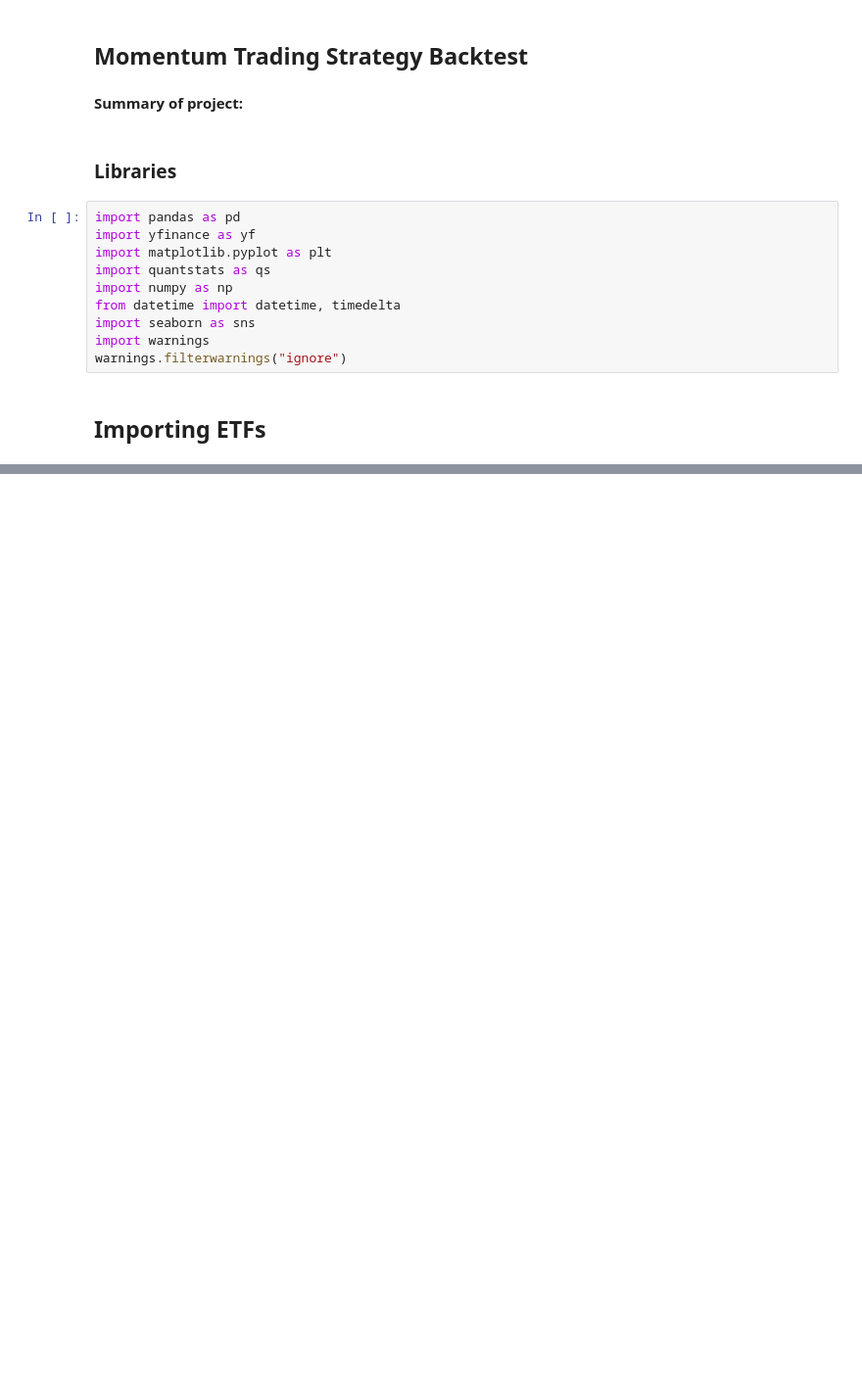
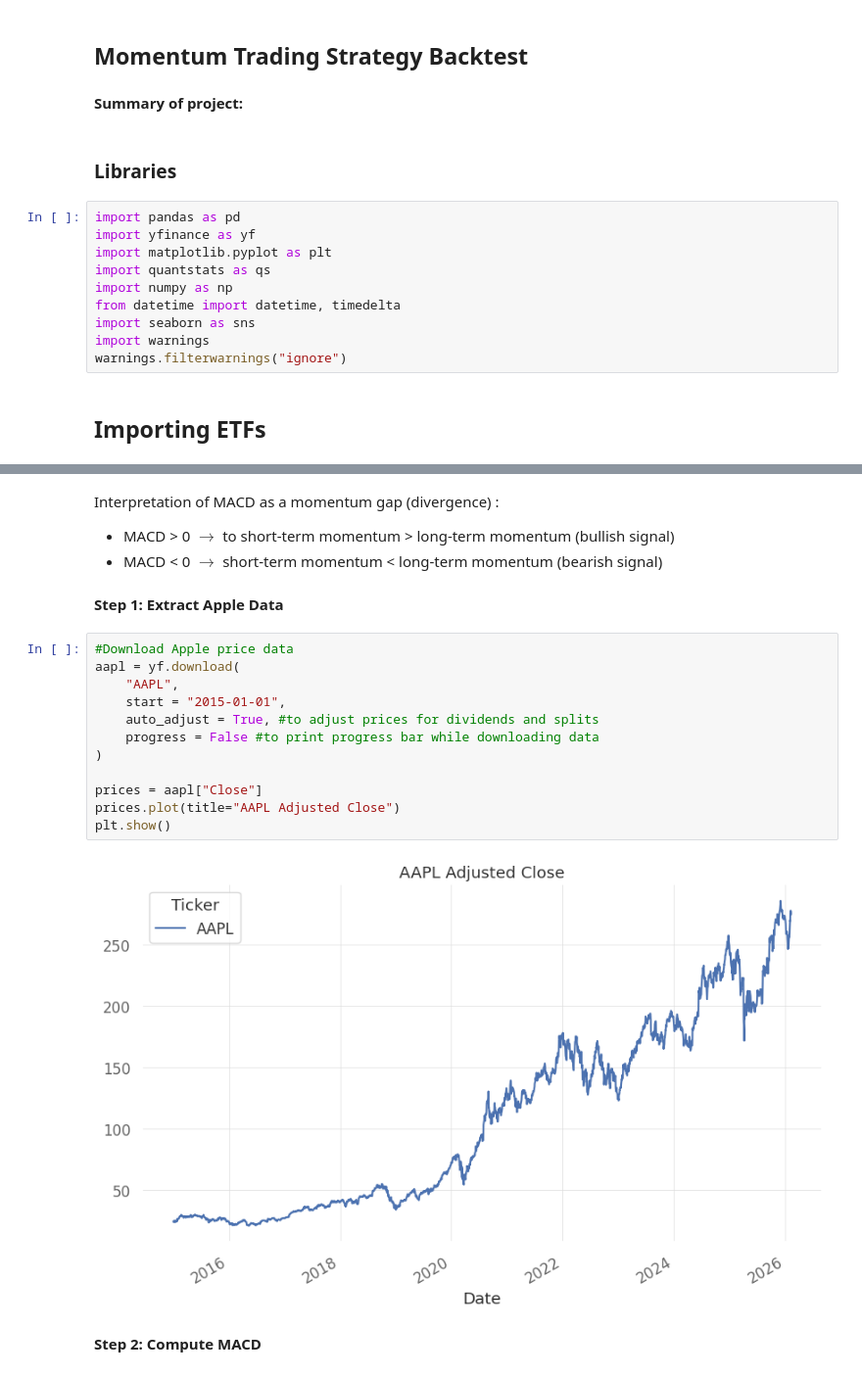
Before and after one commit to sivapira/Momentum_Trading_Project_FM, a Jupyter notebook: FM_project.ipynb, the cells around one changed output, grey strips where cells are left out. Shown at 98% size. Saved outputs shown, nothing was run; the diff lists cells and outputs as text; blank space fills up the shorter version.

Commit message:
MACD Final

```diff
--- a/FM_project.ipynb
+++ b/FM_project.ipynb
@@ -66,0 +54,22 @@ Date
+# %% [markdown]
+Interpretation of MACD as a momentum gap (divergence) :
+- MACD > 0 $\rightarrow$ to short-term momentum > long-term momentum (bullish signal)
+- MACD < 0 $\rightarrow$ short-term momentum < long-term momentum (bearish signal)
+# %% [markdown]
+**Step 1: Extract Apple Data**
+# %%
+#Download Apple price data
+aapl = yf.download(
+    "AAPL",
+    start = "2015-01-01",
+    auto_adjust = True, #to adjust prices for dividends and splits
+    progress = False #to print progress bar while downloading data
+)
+
+prices = aapl["Close"]
+prices.plot(title="AAPL Adjusted Close")
+plt.show()
+# %% [output]
+[figure, added]
+# %% [markdown]
+**Step 2: Compute MACD**
```
Also changed, not shown: parts of 13 cells of this notebook.
